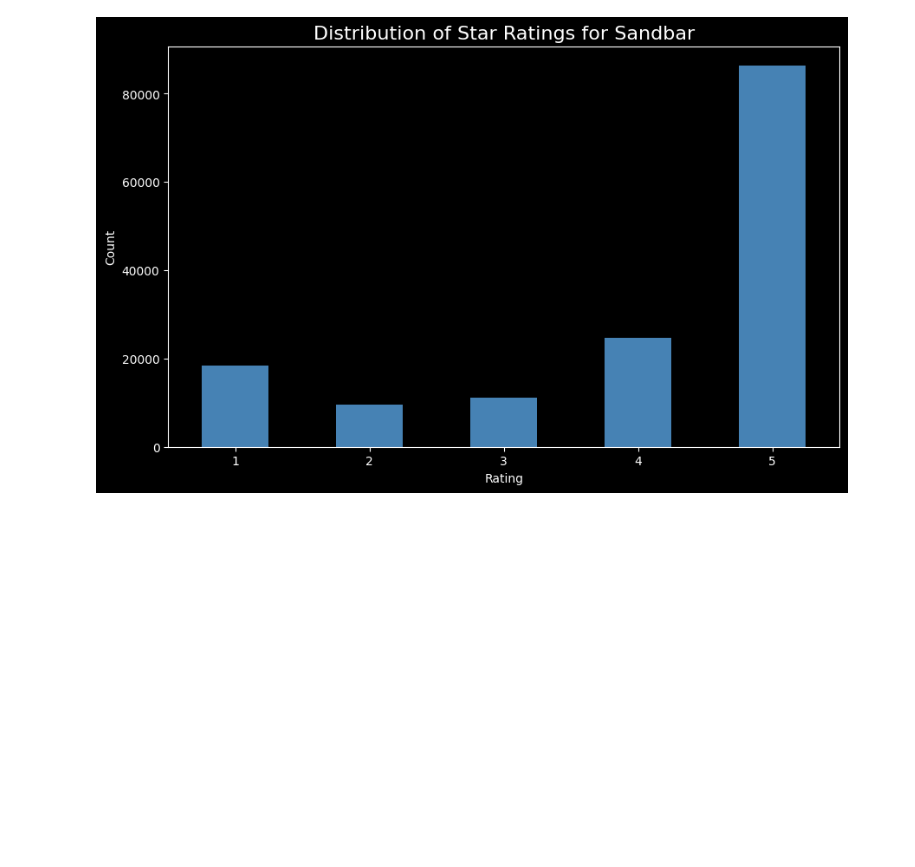
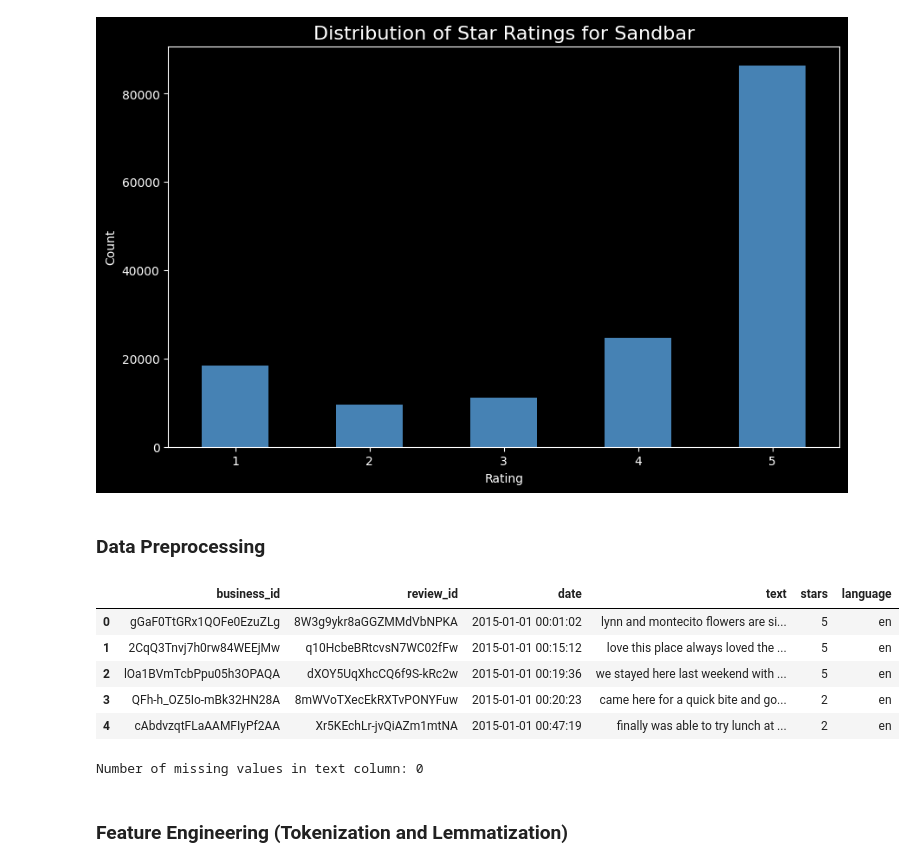
Before and after one commit to erwincarlogonzales/nlp-app, a Jupyter notebook: nlp.ipynb, the cells around one changed output. Drawn from its saved outputs; the diff is of its cells as text; code cells hidden in the pictures; blank space fills up the shorter version.

Commit message:
finished text preprocessing

```diff
--- a/nlp.ipynb
+++ b/nlp.ipynb
@@ -103,3 +103,39 @@ plt.xticks(rotation=0)
 plt.show()
 # %% [output]
 [figure]
+# %% [markdown]
+### **Data Preprocessing**
+# %%
+import re
+
+# Clean text data
+def clean_data(df, text_column):
+
+    # Remove missing values
+    df = df.dropna(subset=[text_column, 'stars'])
+
+    # Normalize text data
+    df[text_column] = df[text_column].str.lower()
+
+    # Remove punctuation and special characters
+    df[text_column] = df[text_column].apply(lambda x: re.sub(r'[^A-Za-z\s]', '', x))
+
+    return df
+
+df = clean_data(df, text_column='text')
+df.head()
+# %% [output]
+|  | business_id | review_id | date | text | stars | language |
+| 0 | gGaF0TtGRx1QOFe0EzuZLg | 8W3g9ykr8aGGZMMdVbNPKA | 2015-01-01 00:01:02 | lynn and montecito flowers are si... | 5 | en |
+| 1 | 2CqQ3Tnvj7h0rw84WEEjMw | q10HcbeBRtcvsN7WC02fFw | 2015-01-01 00:15:12 | love this place always loved the ... | 5 | en |
+| 2 | lOa1BVmTcbPpu05h3OPAQA | dXOY5UqXhcCQ6f9S-kRc2w | 2015-01-01 00:19:36 | we stayed here last weekend with ... | 5 | en |
+| 3 | QFh-h_OZ5Io-mBk32HN28A | 8mWVoTXecEkRXTvPONYFuw | 2015-01-01 00:20:23 | came here for a quick bite and go... | 2 | en |
+| 4 | cAbdvzqtFLaAAMFIyPf2AA | Xr5KEchLr-jvQiAZm1mtNA | 2015-01-01 00:47:19 | finally was able to try lunch at ... | 2 | en |
+# %%
+# Check for NaN/missing values in the text column
+missing_text = df['text'].isna().sum()
+print(f'Number of missing values in text column: {missing_text}')
+# %% [output]
+Number of missing values in text column: 0
+# %% [markdown]
+### **Feature Engineering** (Tokenization and Lemmatization)
```
